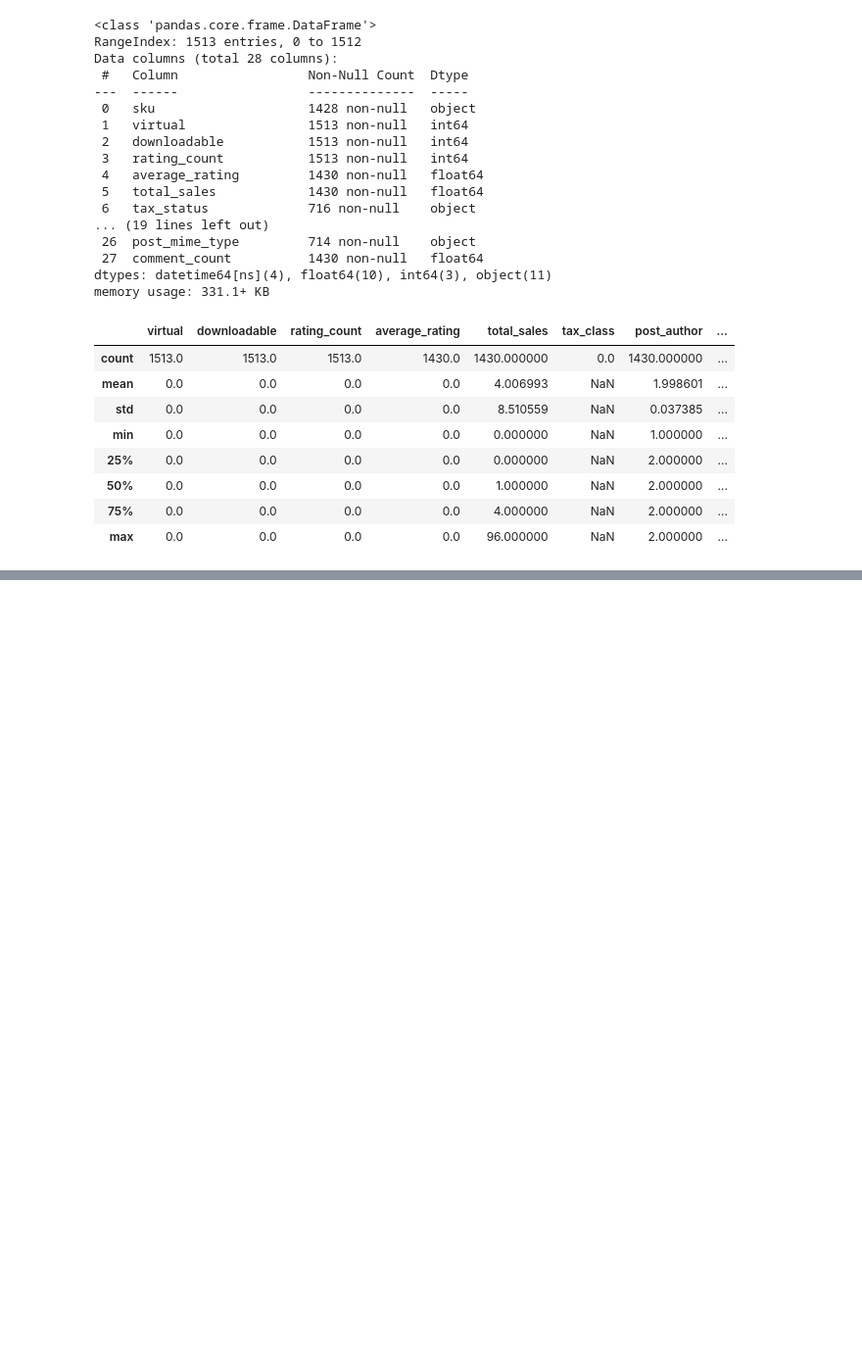
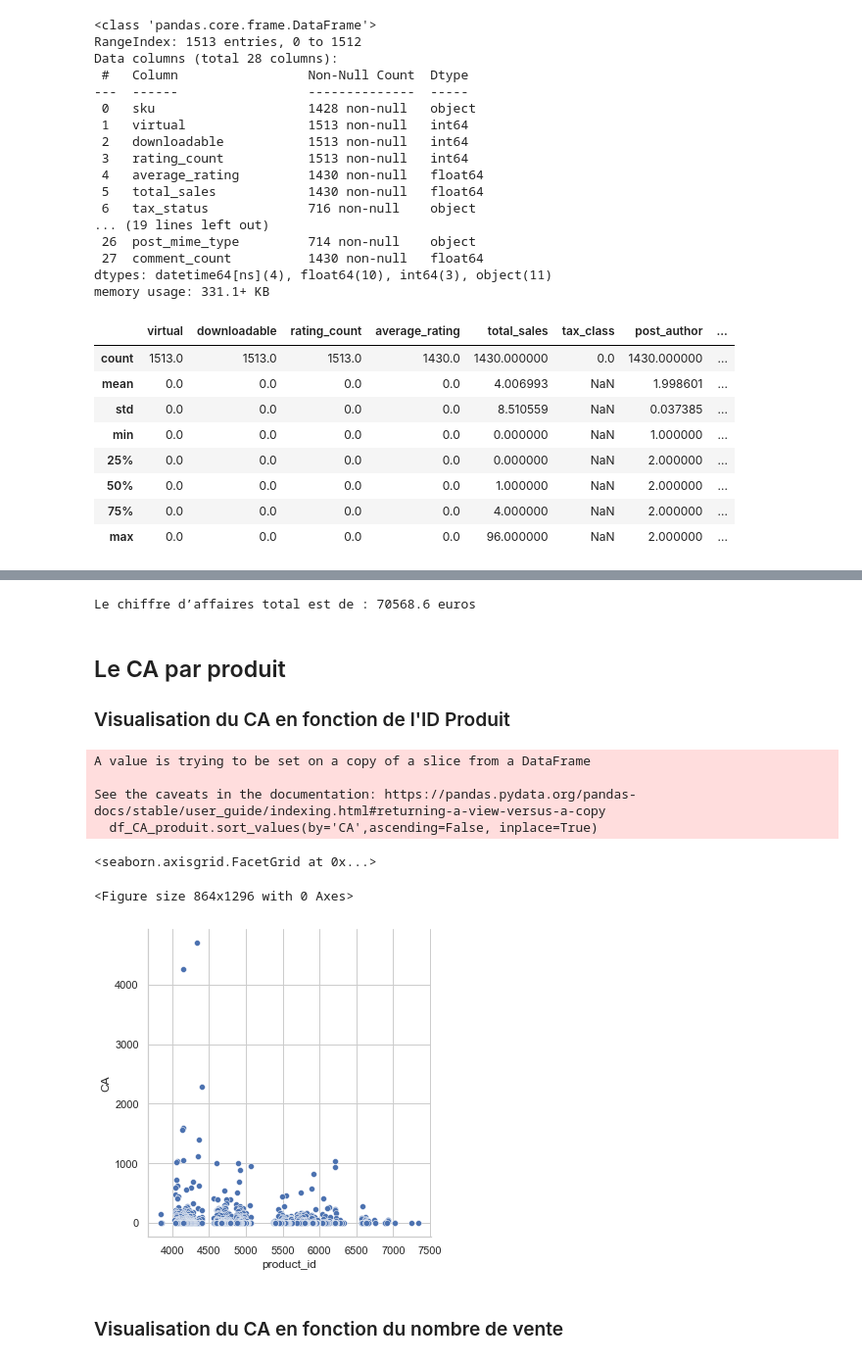
Before and after one commit to Antoine-LR/Python, a Jupyter notebook: P5_LE RUDULIER Antoine.ipynb, the cells around one changed output, grey strips where cells are left out. Shown at 98% size. Cells and saved outputs as stored; diff of their text form; code cells hidden in the pictures; blank space fills up the shorter version.

```diff
--- a/P5_LE RUDULIER Antoine.ipynb
+++ b/P5_LE RUDULIER Antoine.ipynb
@@ -123,0 +385,2 @@ pour réaliser cette étude, nous prendrons les fichiers :
+# %%
+df_erp_web=df_erp_web.rename(columns ={'product_id_x': 'product_id'})
@@ -123,0 +394,2 @@ pour réaliser cette étude, nous prendrons les fichiers :
+# %%
+df_erp_web['CA']=df_erp_web.apply(lambda x : x['price']*x['total_sales'],axis=1)
@@ -123,0 +398,28 @@ pour réaliser cette étude, nous prendrons les fichiers :
+# %%
+print(f'Le chiffre d’affaires total est de : {round(CA_total,2)} euros')
+# %% [output]
+Le chiffre d’affaires total est de : 70568.6 euros
+# %% [markdown]
+## Le CA par produit
+
+### Visualisation du CA en fonction de l'ID Produit
+# %%
+df_CA_produit=df_erp_web[['product_id','CA']]
+# %%
+df_CA_produit.sort_values(by='CA',ascending=False, inplace=True)
+# %% [output]
+A value is trying to be set on a copy of a slice from a DataFrame
+
+See the caveats in the documentation: https://pandas.pydata.org/pandas-docs/stable/user_guide/indexing.html#returning-a-view-versus-a-copy
+  df_CA_produit.sort_values(by='CA',ascending=False, inplace=True)
+# %%
+fig = plt.figure(figsize=(12,18))
+sns.set_theme(style="whitegrid")
+sns.relplot(x="product_id", y="CA",
+             data=df_CA_produit)
+# %% [output]
+<seaborn.axisgrid.FacetGrid at 0x...>
+<Figure size 864x1296 with 0 Axes>
+[figure, added]
+# %% [markdown]
+### Visualisation du CA en fonction du nombre de vente
```
Also changed, not shown: parts of 73 cells of this notebook.
